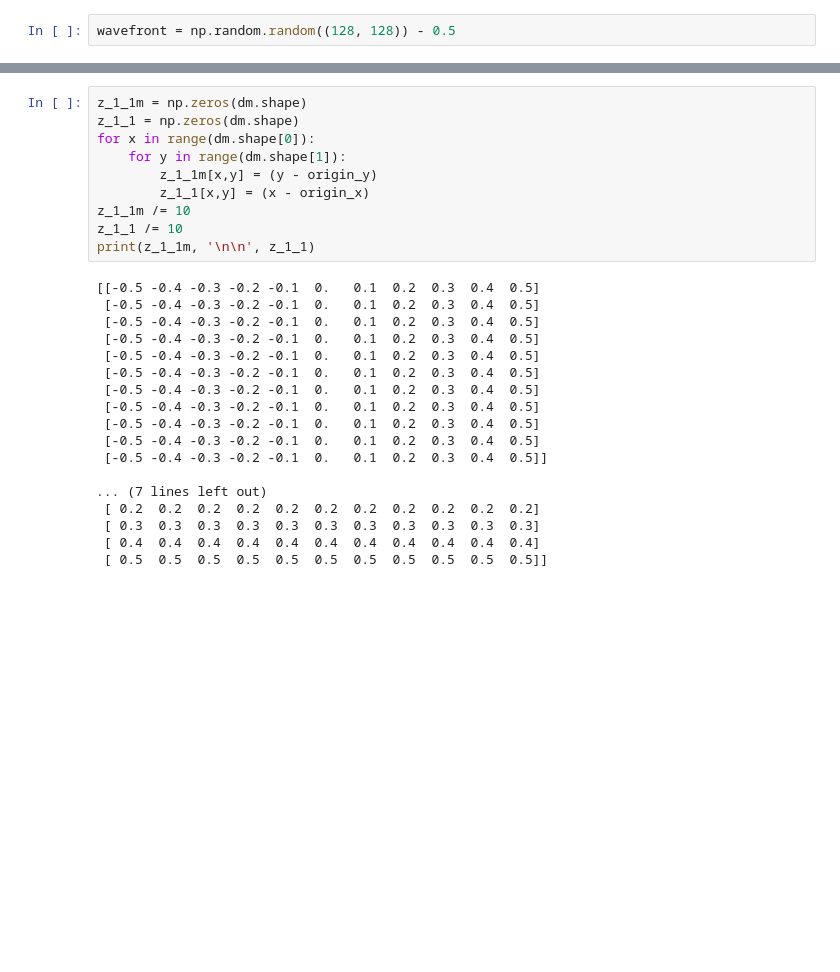
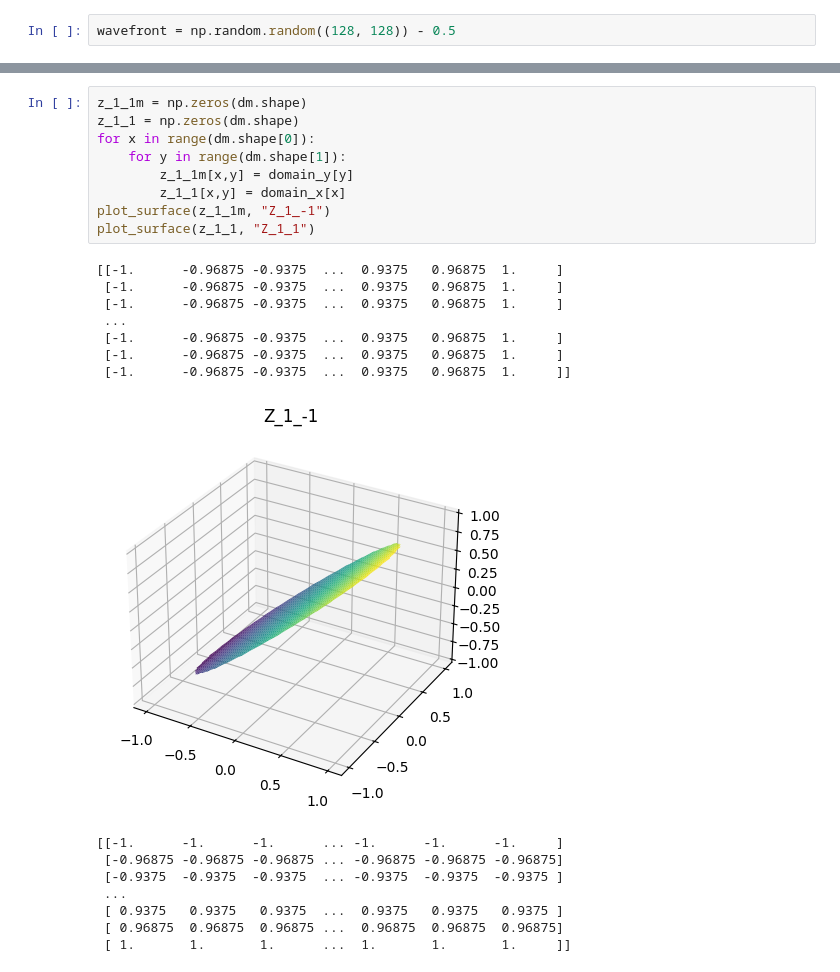
Before and after one commit to abhisheknaik96/minimal_ao_simulator, a Jupyter notebook: test.ipynb, the cells around one changed output, grey strips where cells are left out. Saved outputs shown, nothing was run; the diff lists cells and outputs as text; blank space fills up the shorter version.

```diff
--- a/test.ipynb
+++ b/test.ipynb
@@ -75,28 +54,25 @@ plot_surface(z_1_1, "Z_1_1")
 # %%
 z_1_1m = np.zeros(dm.shape)
 z_1_1 = np.zeros(dm.shape)
 for x in range(dm.shape[0]):
     for y in range(dm.shape[1]):
-        z_1_1m[x,y] = (y - origin_y)
-        z_1_1[x,y] = (x - origin_x)
-z_1_1m /= 10
-z_1_1 /= 10
-print(z_1_1m, '\n\n', z_1_1)
+        z_1_1m[x,y] = domain_y[y]
+        z_1_1[x,y] = domain_x[x]
+plot_surface(z_1_1m, "Z_1_-1")
+plot_surface(z_1_1, "Z_1_1")
 # %% [output]
-[[-0.5 -0.4 -0.3 -0.2 -0.1  0.   0.1  0.2  0.3  0.4  0.5]
- [-0.5 -0.4 -0.3 -0.2 -0.1  0.   0.1  0.2  0.3  0.4  0.5]
- [-0.5 -0.4 -0.3 -0.2 -0.1  0.   0.1  0.2  0.3  0.4  0.5]
- [-0.5 -0.4 -0.3 -0.2 -0.1  0.   0.1  0.2  0.3  0.4  0.5]
- [-0.5 -0.4 -0.3 -0.2 -0.1  0.   0.1  0.2  0.3  0.4  0.5]
- [-0.5 -0.4 -0.3 -0.2 -0.1  0.   0.1  0.2  0.3  0.4  0.5]
- [-0.5 -0.4 -0.3 -0.2 -0.1  0.   0.1  0.2  0.3  0.4  0.5]
- [-0.5 -0.4 -0.3 -0.2 -0.1  0.   0.1  0.2  0.3  0.4  0.5]
- [-0.5 -0.4 -0.3 -0.2 -0.1  0.   0.1  0.2  0.3  0.4  0.5]
- [-0.5 -0.4 -0.3 -0.2 -0.1  0.   0.1  0.2  0.3  0.4  0.5]
- [-0.5 -0.4 -0.3 -0.2 -0.1  0.   0.1  0.2  0.3  0.4  0.5]]
-
-... (7 lines left out)
- [ 0.2  0.2  0.2  0.2  0.2  0.2  0.2  0.2  0.2  0.2  0.2]
- [ 0.3  0.3  0.3  0.3  0.3  0.3  0.3  0.3  0.3  0.3  0.3]
- [ 0.4  0.4  0.4  0.4  0.4  0.4  0.4  0.4  0.4  0.4  0.4]
- [ 0.5  0.5  0.5  0.5  0.5  0.5  0.5  0.5  0.5  0.5  0.5]]
+[[-1.      -0.96875 -0.9375  ...  0.9375   0.96875  1.     ]
+ [-1.      -0.96875 -0.9375  ...  0.9375   0.96875  1.     ]
+ [-1.      -0.96875 -0.9375  ...  0.9375   0.96875  1.     ]
+ ...
+ [-1.      -0.96875 -0.9375  ...  0.9375   0.96875  1.     ]
+ [-1.      -0.96875 -0.9375  ...  0.9375   0.96875  1.     ]
+ [-1.      -0.96875 -0.9375  ...  0.9375   0.96875  1.     ]]
+[figure, added]
+[[-1.      -1.      -1.      ... -1.      -1.      -1.     ]
+ [-0.96875 -0.96875 -0.96875 ... -0.96875 -0.96875 -0.96875]
+ [-0.9375  -0.9375  -0.9375  ... -0.9375  -0.9375  -0.9375 ]
+ ...
+ [ 0.9375   0.9375   0.9375  ...  0.9375   0.9375   0.9375 ]
+ [ 0.96875  0.96875  0.96875 ...  0.96875  0.96875  0.96875]
+ [ 1.       1.       1.      ...  1.       1.       1.     ]]
```
Also changed, not shown: parts of 13 cells of this notebook.
